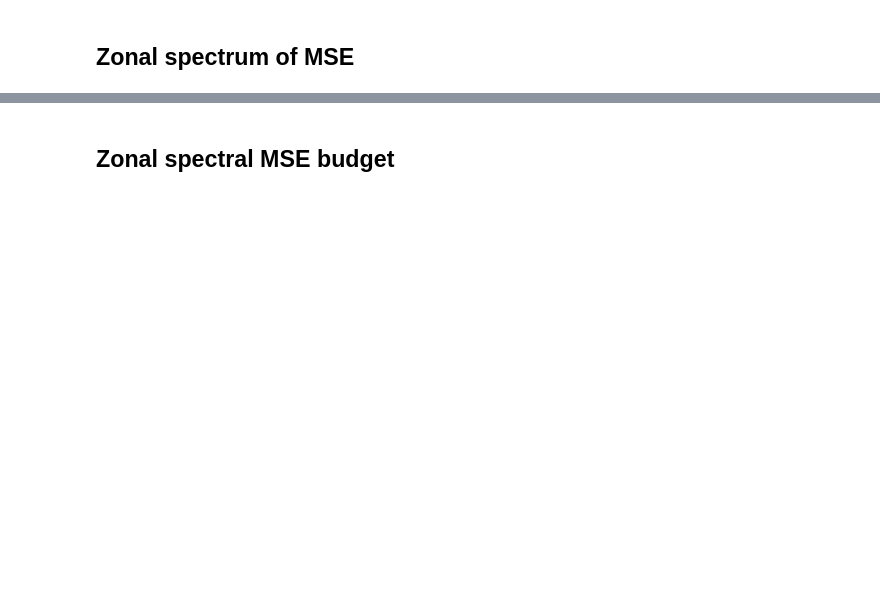
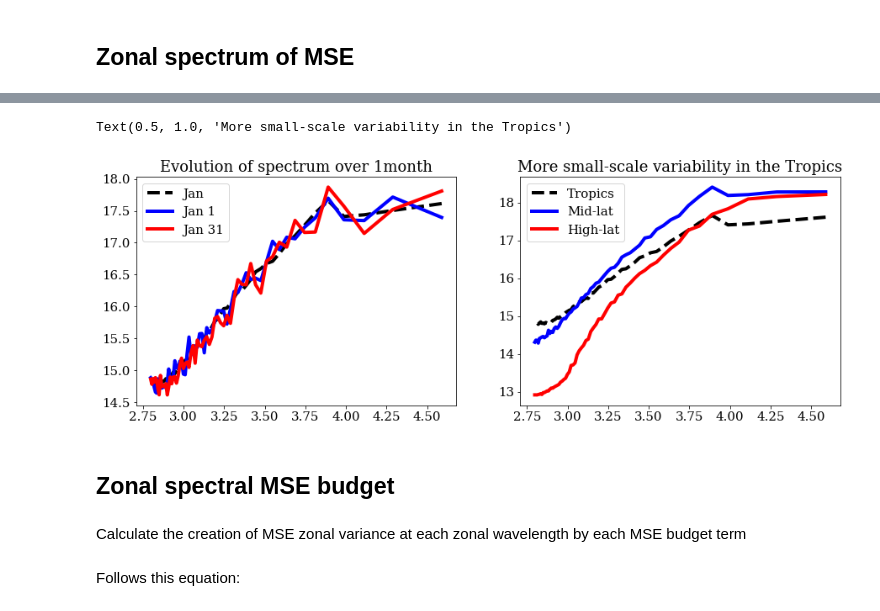
Before and after one commit to pandasambit15/CBRAIN-CAM, a Jupyter notebook: notebooks/tbeucler_devlog/053_Spectral_Enthaly_budget.ipynb, the cells around one changed output, grey strips where cells are left out. Cells and saved outputs as stored; diff of their text form; code cells hidden in the pictures; blank space fills up the shorter version.

```diff
--- a/notebooks/tbeucler_devlog/053_Spectral_Enthaly_budget.ipynb
+++ b/notebooks/tbeucler_devlog/053_Spectral_Enthaly_budget.ipynb
@@ -207,2 +264,23 @@ Text(0.5, 0, 'Time [day]')
+# %%
+fig,ax = plt.subplots(nrows=1,ncols=2,figsize=(15,5))
+
+ax[0].plot(np.log10(lam[dok]),np.log10(np.mean(phi[:,ilatS:ilatN,:],axis=(0,1))),color='k',linestyle='--',label='Jan')
+ax[0].plot(np.log10(lam[dok]),np.log10(np.mean(phi[:48,ilatS:ilatN,:],axis=(0,1))),color='b',label='Jan 1')
+ax[0].plot(np.log10(lam[dok]),np.log10(np.mean(phi[-48:,ilatS:ilatN,:],axis=(0,1))),color='r',label='Jan 31')
+ax[0].legend()
+ax[0].set_title('Evolution of spectrum over 1month')
+
+ax[1].plot(np.log10(lam[dok]),np.log10(np.mean(phi[:,ilatS:ilatN,:],axis=(0,1))),color='k',linestyle='--',label='Tropics')
+ax[1].plot(np.log10(lam[dok]),np.log10(np.mean(phi[:,38:50,:],axis=(0,1))),color='b',label='Mid-lat')
+ax[1].plot(np.log10(lam[dok]),np.log10(np.mean(phi[:,50:,:],axis=(0,1))),color='r',label='High-lat')
+ax[1].legend()
+ax[1].set_title('More small-scale variability in the Tropics')
+# %% [output]
+Text(0.5, 1.0, 'More small-scale variability in the Tropics')
+[figure, added]
 # %% [markdown]
 ## Zonal spectral MSE budget
+# %% [markdown]
+Calculate the creation of MSE zonal variance at each zonal wavelength by each MSE budget term
+# %% [markdown]
+Follows this equation:
```
Also changed, not shown: parts of 33 cells of this notebook.
